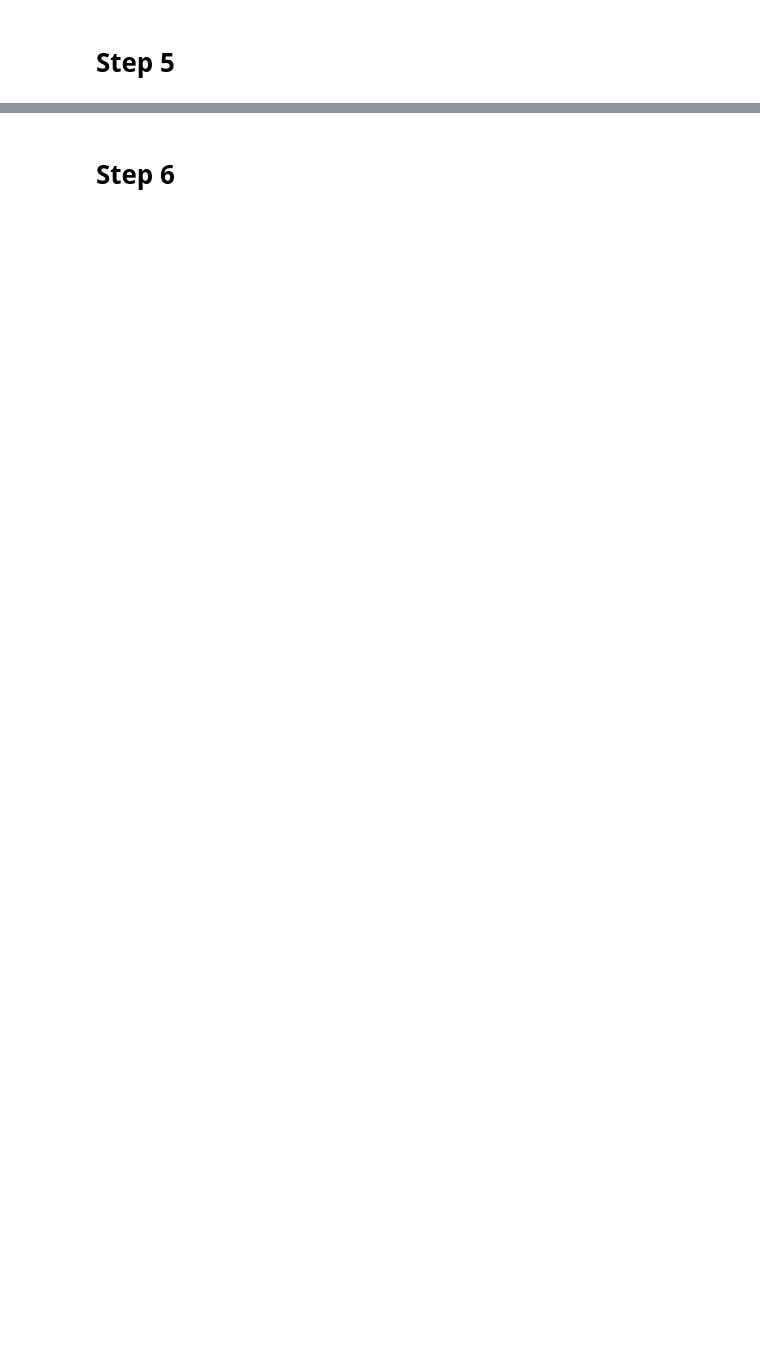
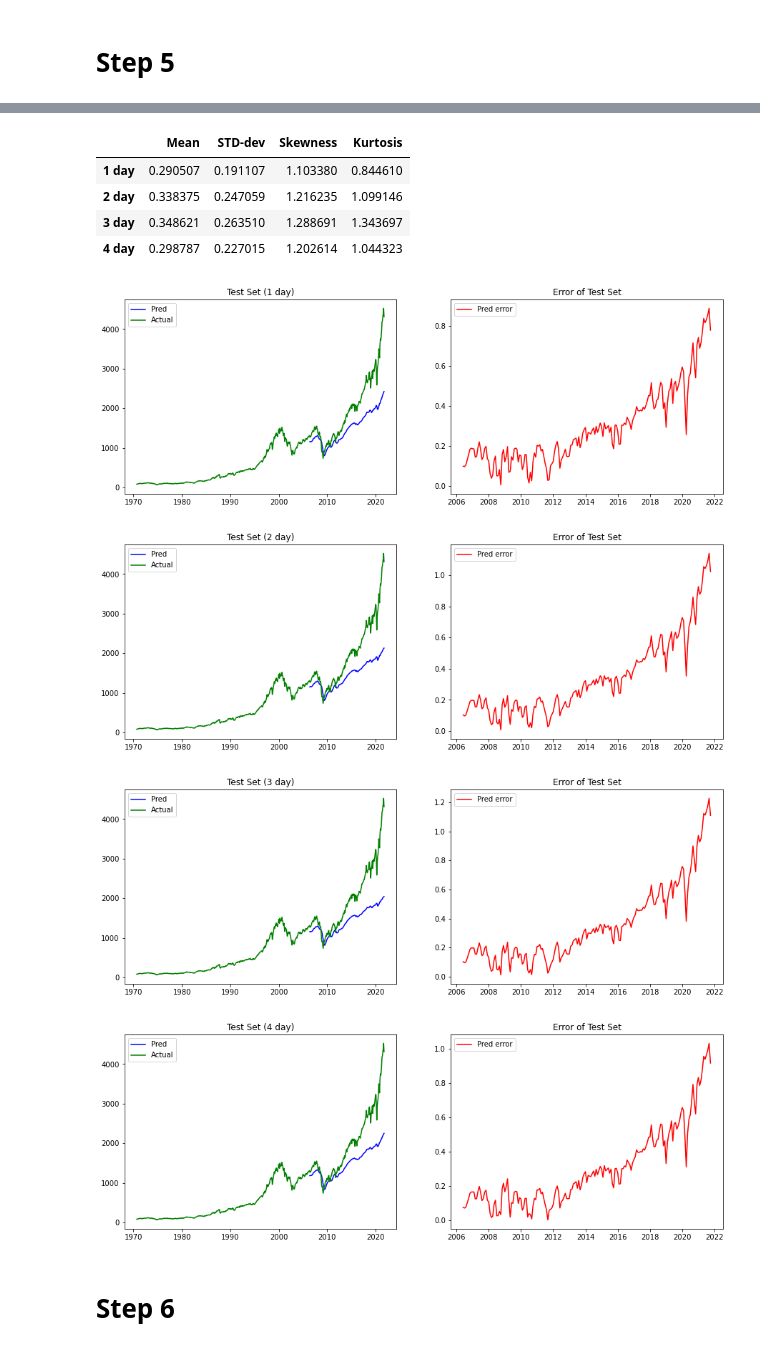
Before and after one commit to Antoljak/CAP6615Group, a Jupyter notebook: Assignment3/Assignment3.ipynb, the cells around one changed output, grey strips where cells are left out. Saved outputs shown, nothing was run; the diff lists cells and outputs as text; code cells hidden in the pictures; blank space fills up the shorter version.

```diff
--- a/Assignment3/Assignment3.ipynb
+++ b/Assignment3/Assignment3.ipynb
@@ -554,6 +575,7 @@ Y_testplt = norm.inverse_transform(Y_test[:, :, 0])
 table = []
 
 error = prediction_error(output_plt1, Y_testplt)
+error_dt = pd.DataFrame(data = error)
 temp1 = [np.mean(error), np.std(error), error_dt.skew(axis=0).iloc[0], error_dt.kurtosis(axis=0).iloc[0]]
 temp1 = np.array(temp1)
 
@@ -567,6 +589,7 @@ ax2.plot(date_t, error, color = 'red', label = 'Pred error')
 ax2.legend(loc="upper left")
 
 error = prediction_error(output_plt2, Y_testplt)
+error_dt = pd.DataFrame(data = error)
 temp2 = [np.mean(error), np.std(error), error_dt.skew(axis=0).iloc[0], error_dt.kurtosis(axis=0).iloc[0]]
 temp2 = np.array(temp2)
 
@@ -580,6 +603,7 @@ ax2.plot(date_t, error, color = 'red', label = 'Pred error')
 ax2.legend(loc="upper left")
 
 error = prediction_error(output_plt3, Y_testplt)
+error_dt = pd.DataFrame(data = error)
 temp3 = [np.mean(error), np.std(error), error_dt.skew(axis=0).iloc[0], error_dt.kurtosis(axis=0).iloc[0]]
 temp3 = np.array(temp3)
 
@@ -588,33 +612,44 @@ ax1.set_title("Test Set (3 day)")
 ax1.plot(date_t, output_plt3, color = 'blue', label = 'Pred')
 ax1.plot(dateAxis, Y_plt, color = 'green', label = 'Actual')
 ax1.legend(loc="upper left")
 ax2.set_title("Error of Test Set")
 ax2.plot(date_t, error, color = 'red', label = 'Pred error')
 ax2.legend(loc="upper left")
 
 error = prediction_error(output_plt4, Y_testplt)
+error_dt = pd.DataFrame(data = error)
 temp4 = [np.mean(error), np.std(error), error_dt.skew(axis=0).iloc[0], error_dt.kurtosis(axis=0).iloc[0]]
 temp4 = np.array(temp4)
 
 fig, (ax1, ax2) = plt.subplots(1, 2, figsize=(15, 5))
 ax1.set_title("Test Set (4 day)")
 ax1.plot(date_t, output_plt4, color = 'blue', label = 'Pred')
 ax1.plot(dateAxis, Y_plt, color = 'green', label = 'Actual')
 ax1.legend(loc="upper left")
 ax2.set_title("Error of Test Set")
 ax2.plot(date_t, error, color = 'red', label = 'Pred error')
 ax2.legend(loc="upper left")
 
 
 temp1 = np.expand_dims(temp1, axis=1)
 temp2 = np.expand_dims(temp2, axis=1)
 temp3 = np.expand_dims(temp3, axis=1)
 temp4 = np.expand_dims(temp4, axis=1)
 table = np.concatenate((temp1, temp2, temp3, temp4), axis=1)
 ind = ['Mean', 'STD-dev', 'Skewness', 'Kurtosis']
 col = ['1 day', '2 day', '3 day', '4 day']
 stats=pd.DataFrame(table, columns=col, index=ind).T
 stats
+# %% [output]
+|  | Mean | STD-dev | Skewness | Kurtosis |
+| 1 day | 0.290507 | 0.191107 | 1.103380 | 0.844610 |
+| 2 day | 0.338375 | 0.247059 | 1.216235 | 1.099146 |
+| 3 day | 0.348621 | 0.263510 | 1.288691 | 1.343697 |
+| 4 day | 0.298787 | 0.227015 | 1.202614 | 1.044323 |
+[figure, added]
+[figure, added]
+[figure, added]
+[figure, added]
 # %% [markdown]
 # Step 6
 # %%
```
Also changed, not shown: parts of 11 cells of this notebook.
